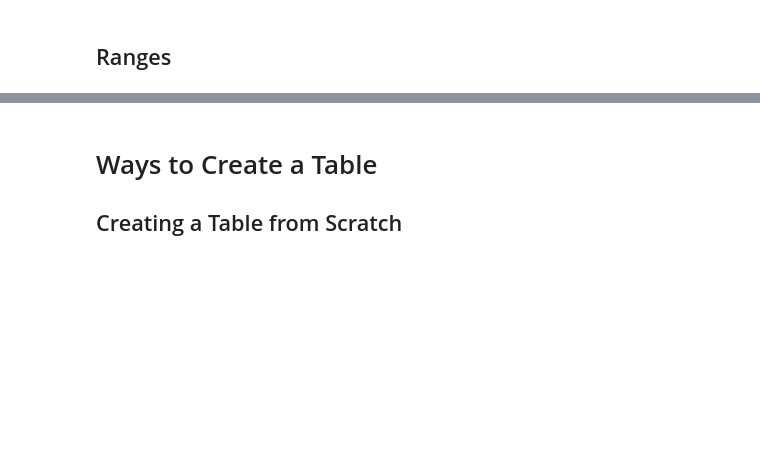
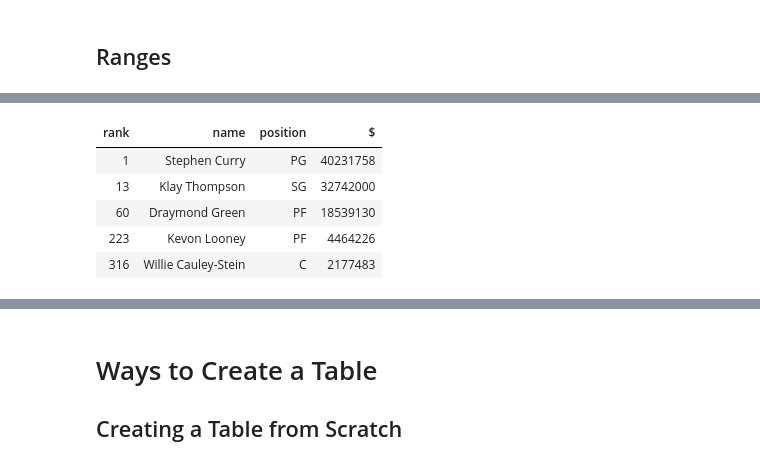
Before and after one commit to data-8/materials-sp22, a Jupyter notebook: lec/lec05_0.ipynb, the cells around one changed output, grey strips where cells are left out. Cells and saved outputs as stored; diff of their text form; code cells hidden in the pictures; blank space fills up the shorter version.

```diff
--- a/lec/lec05_0.ipynb
+++ b/lec/lec05_0.ipynb
@@ -22,3 +70,6 @@ warriors
 # %%
-warriors = nba.where('team', 'Golden State Warriors').drop('team').relabeled('salary', '$')
+warriors = (
+    nba.where('team', 'Golden State Warriors')
+    .drop('team')
+    .relabeled('salary', '$'))
 warriors.show(3)
@@ -38,0 +219,9 @@ np.arange(0, 1, 0.1)
+# %%
+warriors.take(0, 1, 2, 3, 4)
+# %% [output]
+| rank | name | position | $ |
+| 1 | Stephen Curry | PG | 40231758 |
+| 13 | Klay Thompson | SG | 32742000 |
+| 60 | Draymond Green | PF | 18539130 |
+| 223 | Kevon Looney | PF | 4464226 |
+| 316 | Willie Cauley-Stein | C | 2177483 |
```
Also changed, not shown: parts of 50 cells of this notebook, 2 other files.
